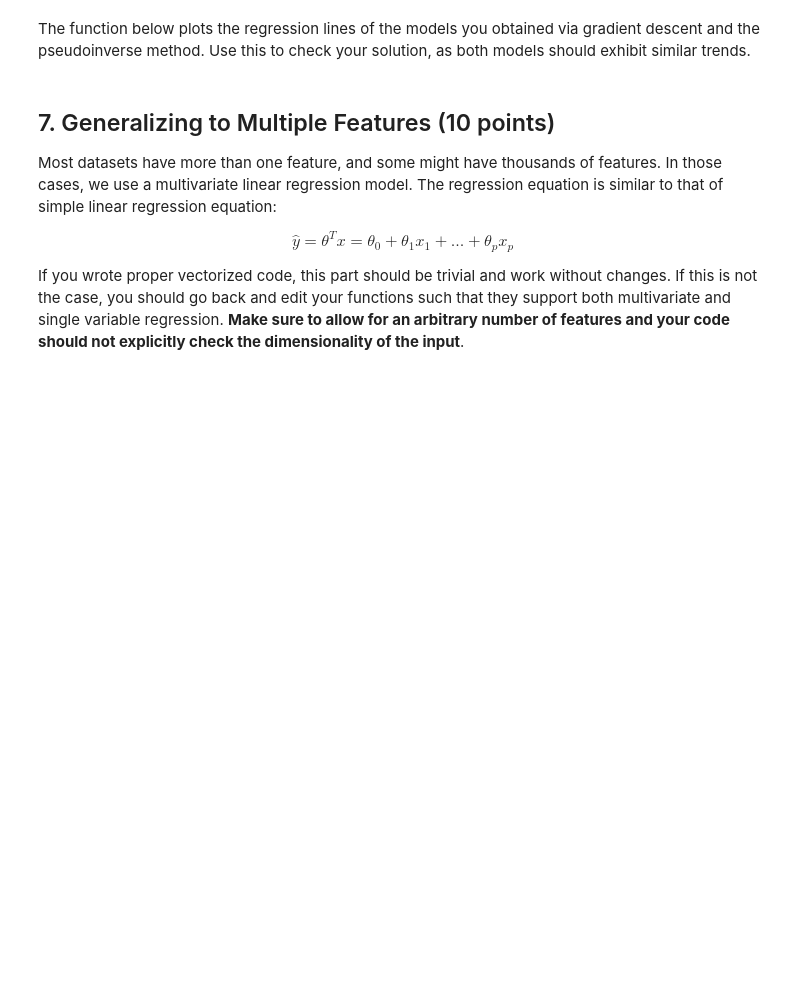
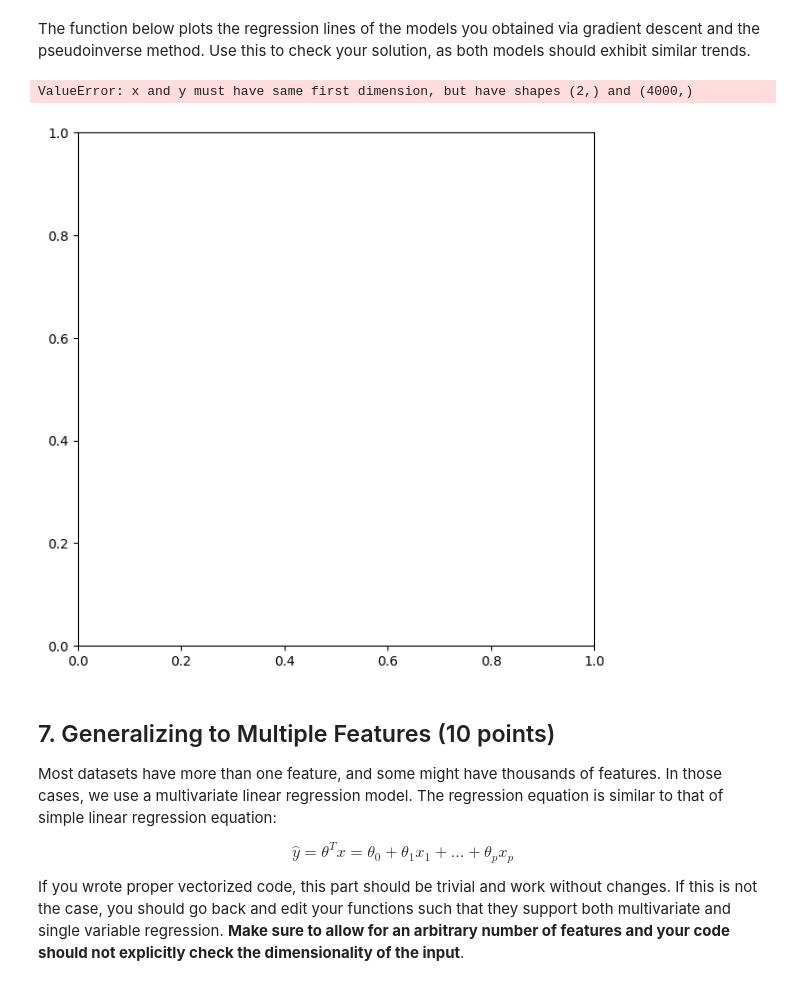
Before and after one commit to yossefPartouche/Machine_Learning, a Jupyter notebook: HW1/hw1.ipynb, the cells around one changed output. Saved outputs shown, nothing was run; the diff lists cells and outputs as text; code cells hidden in the pictures; blank space fills up the shorter version.

```diff
--- a/HW1/hw1.ipynb
+++ b/HW1/hw1.ipynb
@@ -361,13 +377,17 @@ plt.show()
 The function below plots the regression lines of the models you obtained via gradient descent and the pseudoinverse method. Use this to check your solution, as both models should exhibit similar trends.
 # %%
 plt.figure(figsize=(7, 7))
+X_train.shape
 plt.plot(X_train[:,1], y_train, 'ro', ms=1, mec='k')
 plt.ylabel('Price in USD')
 plt.xlabel('sq.ft')
-plt.plot(X_train[:, 1], np.dot(X_train, theta), 'o')
-plt.plot(X_train[:, 1], np.dot(X_train, theta_pinv), '-')
+plt.plot(X_train.T[1], np.dot(X_train.T, theta), 'o')
+plt.plot(X_train.T[1], np.dot(X_train.T, theta_pinv), '-')
 
 plt.legend(['Training data', 'Linear regression', 'Best theta']);
+# %% [output]
+ValueError: x and y must have same first dimension, but have shapes (2,) and (4000,)
+[figure, added]
 # %% [markdown]
 ## 7. Generalizing to Multiple Features (10 points)
 
```
Also changed, not shown: parts of 10 cells of this notebook, 1 other file.
